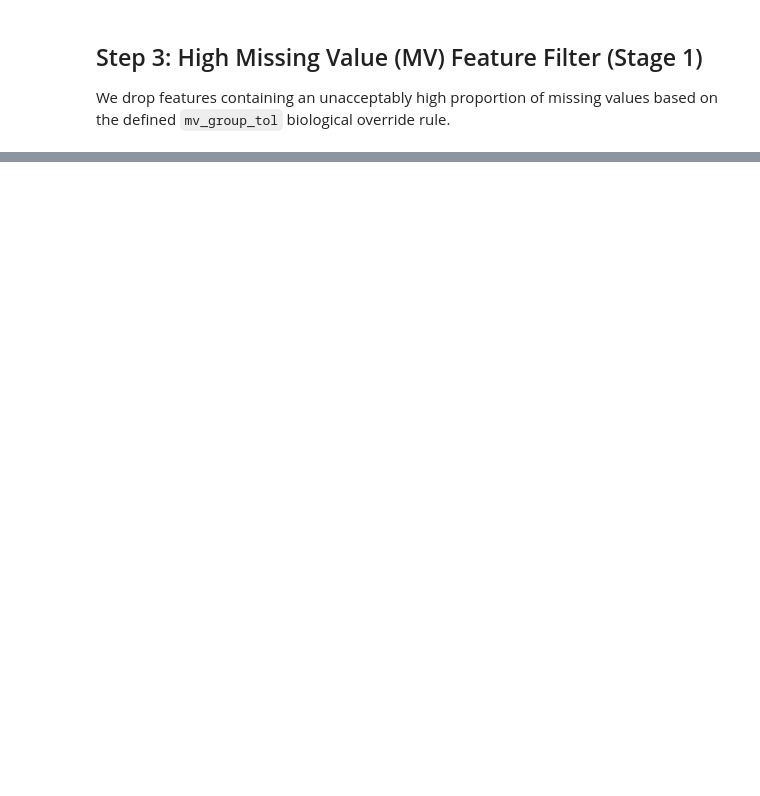
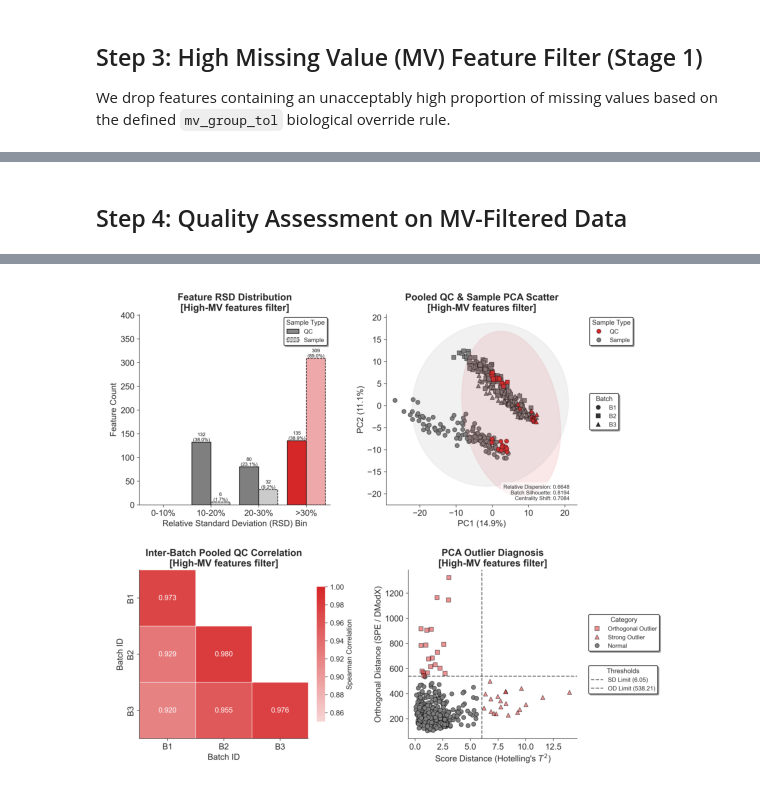
Before and after one commit to KaikunXu/pi-metaboqc, a Jupyter notebook: examples/quickstart.ipynb, the cells around one changed output, grey strips where cells are left out. Cells and saved outputs as stored; diff of their text form; code cells hidden in the pictures; blank space fills up the shorter version.

```diff
--- a/examples/quickstart.ipynb
+++ b/examples/quickstart.ipynb
@@ -313,0 +108,8 @@ reporter.compile_assessor_report(cols=4, report_folder="14_Report_Markdown")
+# %%
+# -------------------------------------------------------------------------
+# Step 3: Stage 1 Filtering & Missing Mechanism Classification
+# -------------------------------------------------------------------------
+step3_dir = os.path.join(OUTPUT_DIR, "03_Filtered_Stage1")
+
+fltr_stg1 = MetaboIntFilter(data=raw_data, pipeline_params=params)
+mv_filtered_data = fltr_stg1.execute_mv_filtering(output_dir=step3_dir)
@@ -313,0 +129,11 @@ reporter.compile_assessor_report(cols=4, report_folder="14_Report_Markdown")
+# %% [markdown]
+## Step 4: Quality Assessment on MV-Filtered Data
+# %%
+# -------------------------------------------------------------------------
+# Step 4: QA Post MV-Filtering
+# -------------------------------------------------------------------------
+step4_dir = os.path.join(OUTPUT_DIR, "04_QA_MV_Filtered_Data")
+
+qa_fltr_stg1 = MetaboIntAssessor(data=mv_filtered_data, pipeline_params=params)
+qa_fltr_stg1.execute_assessment(output_dir=step4_dir)
+# %% [output]
@@ -313,0 +142 @@ reporter.compile_assessor_report(cols=4, report_folder="14_Report_Markdown")
+[figure, added]
```
Also changed, not shown: parts of 42 cells of this notebook, 33 other files.
